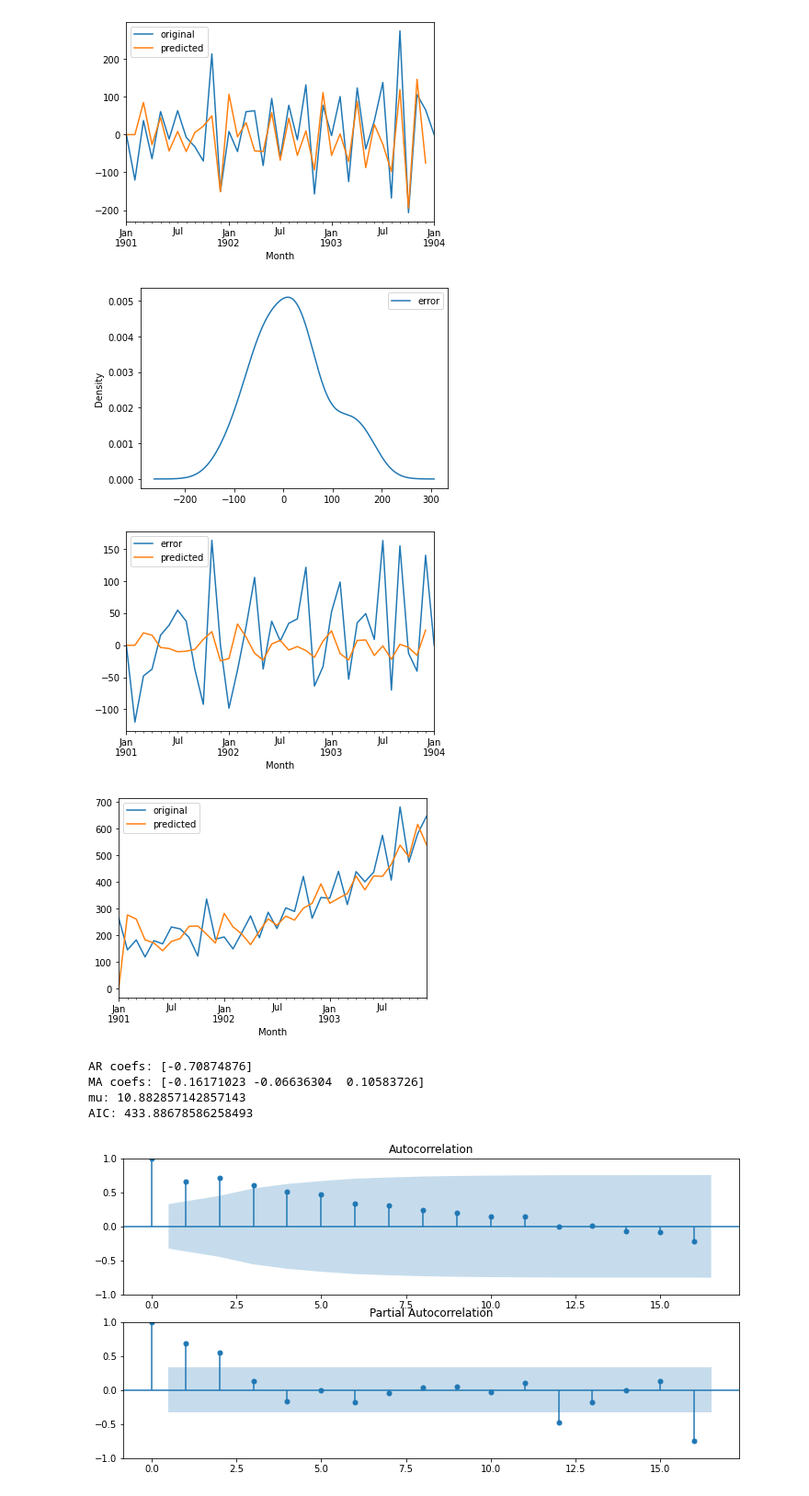
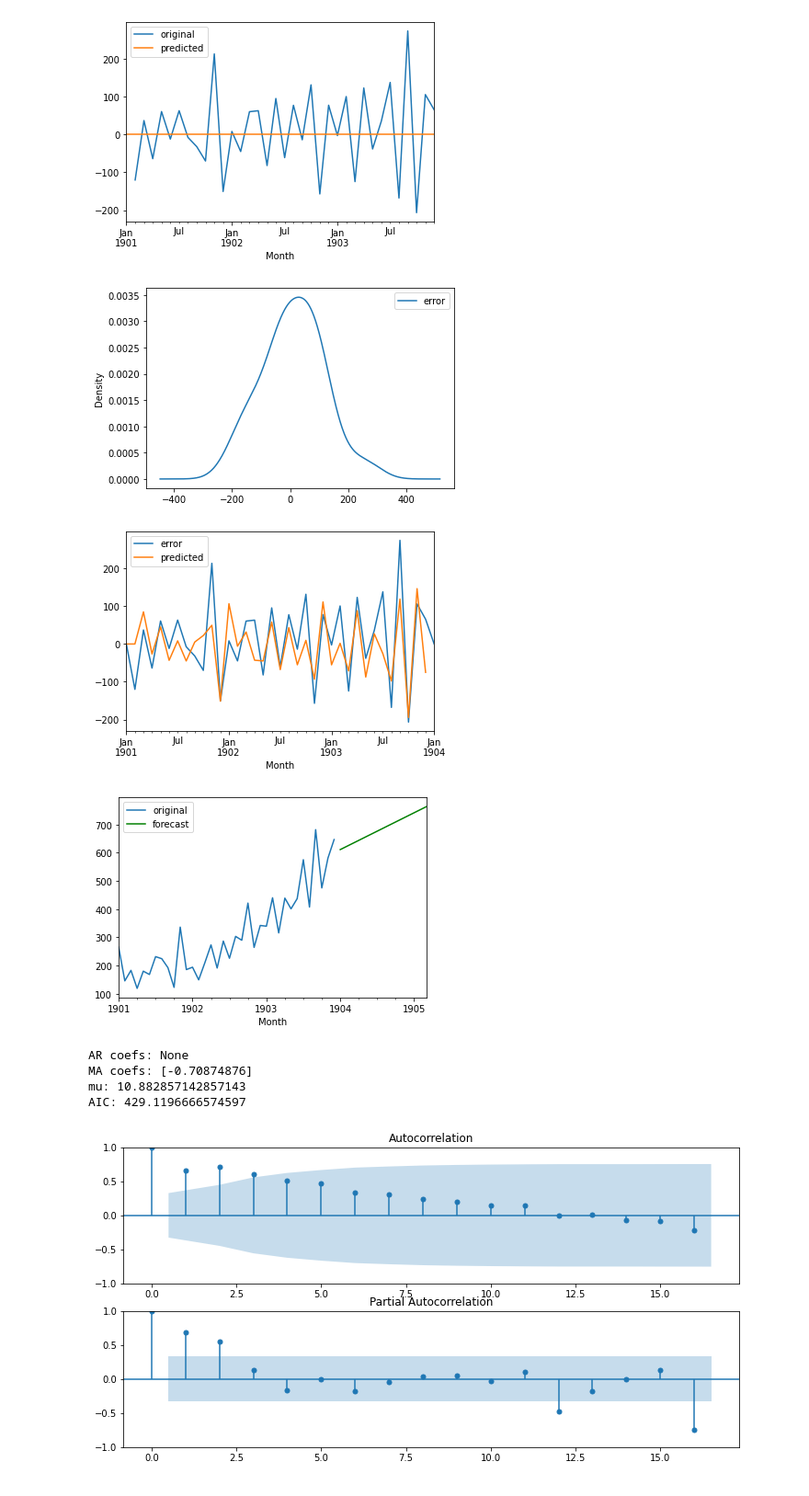
Before and after one commit to matt-juan23/time-series-forecasting, a Jupyter notebook: ARIMA.ipynb, the cells around one changed output. Shown at 92% size. Cells and saved outputs as stored; diff of their text form; code cells hidden in the pictures.

```diff
--- a/ARIMA.ipynb
+++ b/ARIMA.ipynb
@@ -124,6 +124,7 @@ def myARIMA(data_series, p, d, q):
             ma = pd.concat([ma, shifted_df], axis=1)
             shifted = shifted.shift(1)
 
+        # fill in unknown errors with 0
         ma = ma.fillna(0)
         # get X and y
         X = ma.loc[data.index].iloc[:, 1:]
@@ -149,6 +150,7 @@ def myARIMA(data_series, p, d, q):
     forecast["predicted"] = data["predicted"]
     forecast["residuals"] = ma["error"]
     forecast["forecast"] = np.NaN
+    # print(forecast)
 
     # forecast 15 timesteps ahead
     for i in range(15):
@@ -189,10 +191,11 @@ def myARIMA(data_series, p, d, q):
     plt.show()
 
     ma[["error", "predicted"]].plot()
+    # ma[["original", "predicted"]].plot()
     plt.show()
 
-    # forecast[["original", "forecast"]].plot(color=["C0", "green"])
-    data[["original", "predicted"]].plot()
+    forecast[["original", "forecast"]].plot(color=["C0", "green"])
+    # data[["original", "predicted"]].plot()
     # plt.savefig(f"ARIMA_{p}{d}{q}", bbox_inches="tight")
     plt.show()
 
@@ -252,19 +254,19 @@ Warnings:
 # %%
-p, q = 1,3
+p, q = 0,1
 res, ar_coefs, ma_coefs, ar, ma, mu = myARIMA(data, p,1,q)
 print("AR coefs:", ar_coefs)
 print("MA coefs:", ma_coefs)
 print("mu:", mu)
 print("AIC:", AIC(res['original'], res['predicted'], p, q))
 # %% [output]
-[figure, old version]
+[figure, new version]
-[figure, old version]
+[figure, new version]
-[figure, old version]
+[figure, new version]
-[figure, old version]
+[figure, new version]
-AR coefs: [-0.70874876]
-MA coefs: [-0.16171023 -0.06636304  0.10583726]
+AR coefs: None
+MA coefs: [-0.70874876]
 mu: 10.882857142857143
-AIC: 433.88678586258493
+AIC: 429.1196666574597
 # %%
 fig, ax = plt.subplots(2, figsize=(12,6))
 ax[0] = plot_acf(data.dropna(), ax=ax[0], lags=16)
```
Also changed, not shown: parts of 3 cells of this notebook, 2 other files.
